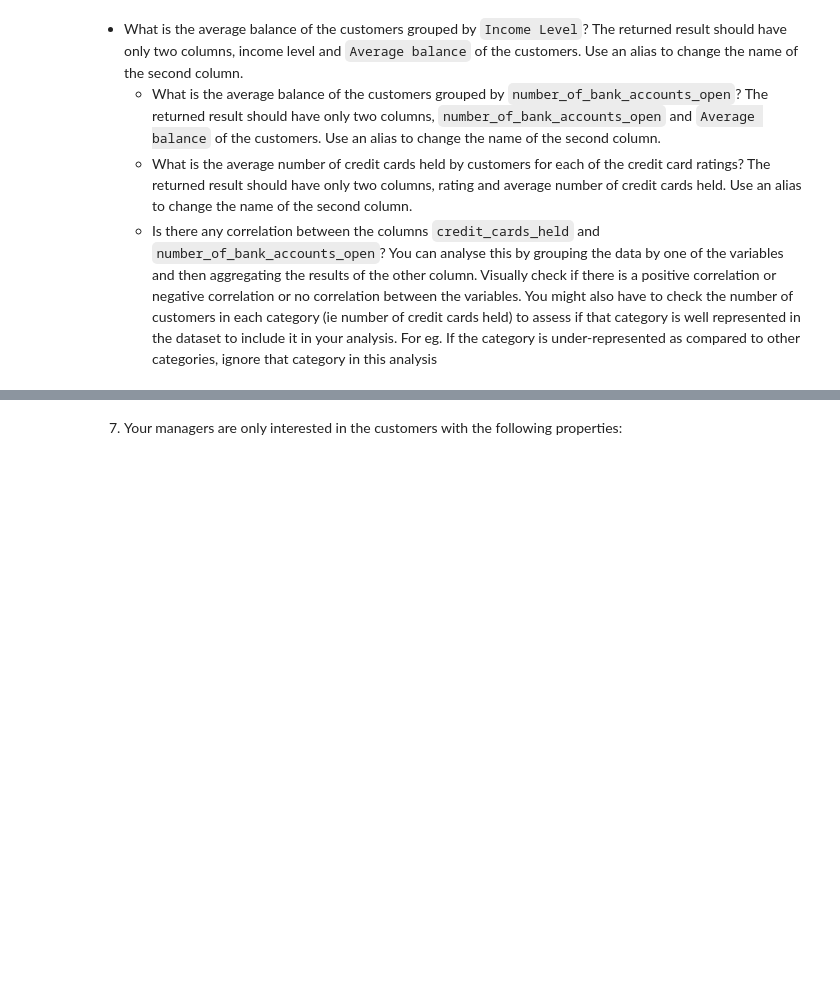
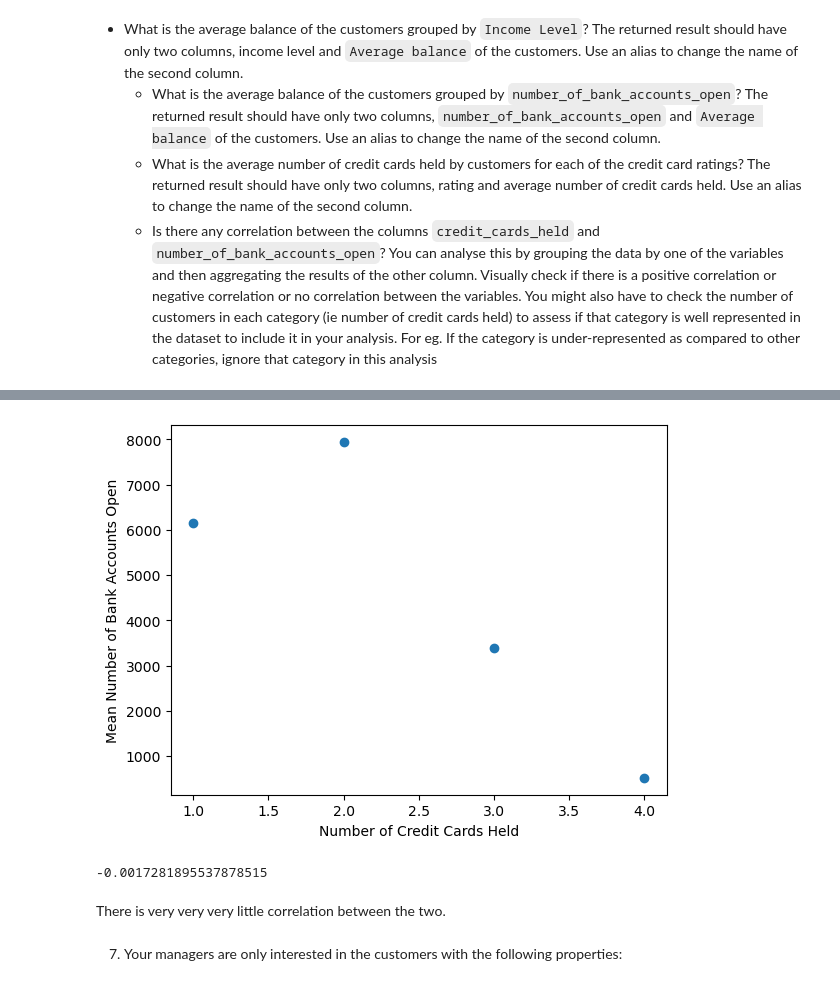
Before and after one commit to KalengaMbonyinshuti/Mid_project_IRONHACK, a Jupyter notebook: notebooks/Solutions-Mid project.ipynb, the cells around one changed output, grey strips where cells are left out. Cells and saved outputs as stored; diff of their text form; code cells hidden in the pictures; blank space fills up the shorter version.

```diff
--- a/notebooks/Solutions-Mid project.ipynb
+++ b/notebooks/Solutions-Mid project.ipynb
@@ -137,0 +169,3 @@ dtype: float64
+# %%
+df_grouped = data.groupby('# Credit Cards Held').agg({'# Bank Accounts Open': 'count'})
+df_grouped
@@ -138,3 +179,18 @@ dtype: float64
+# %%
+# Plot the aggregated data as a scatter plot
+plt.scatter(df_grouped.index, df_grouped.values)
+plt.xlabel("Number of Credit Cards Held")
+plt.ylabel("Mean Number of Bank Accounts Open")
+plt.show()
+
+# Calculate the Pearson's correlation coefficient
+correlation = data["# Credit Cards Held"].corr(data["# Bank Accounts Open"])
+correlation
+# %% [output]
+[figure, added]
+-0.0017281895537878515
+# %% [markdown]
+There is very very very little correlation between the two.
 # %% [markdown]
 7. Your managers are only interested in the customers with the following properties:
 # %% [markdown]
```
Also changed, not shown: parts of 40 cells of this notebook.
